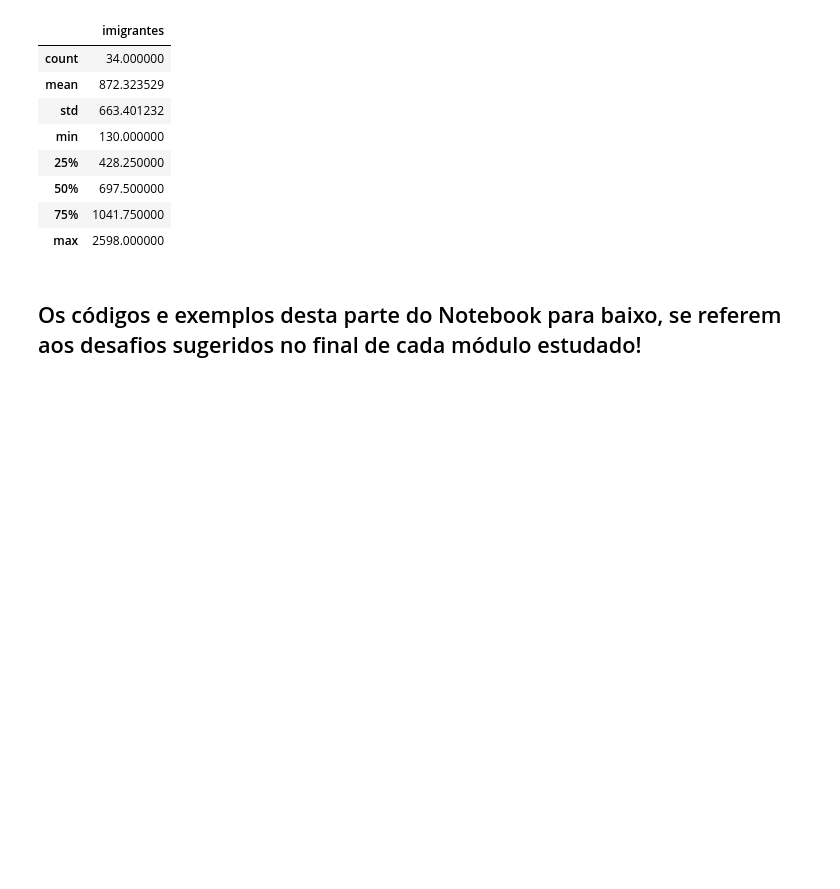
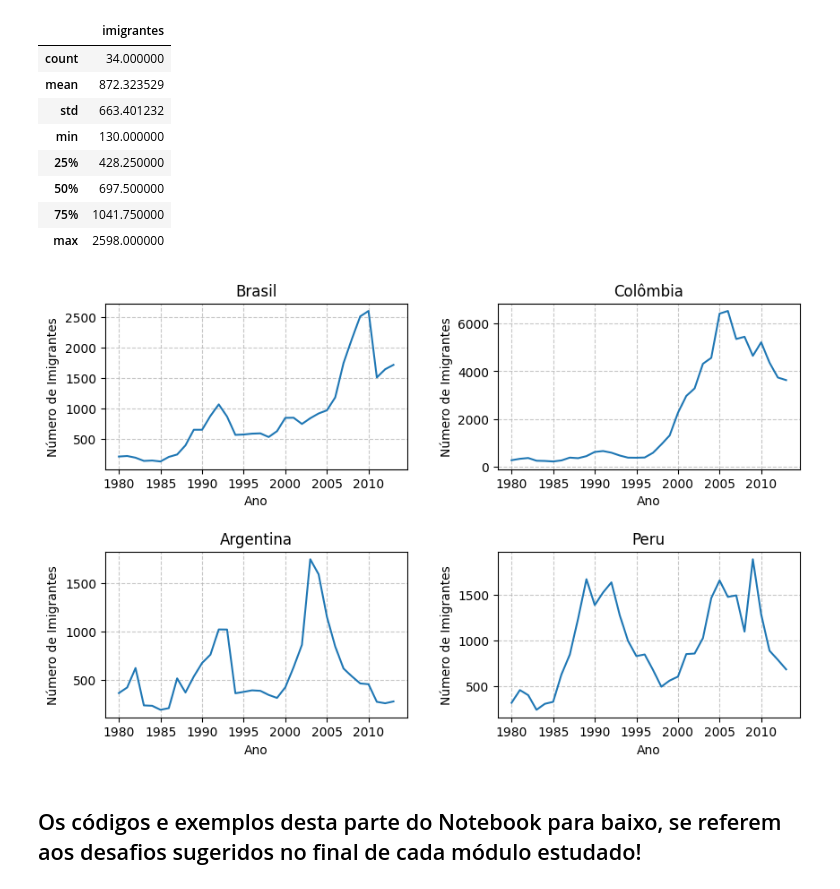
Before and after one commit to moises-rb/DataScienceOne, a Jupyter notebook: Data_Visualization_Criando_Gráficos/Projeto_Data_Visualization.ipynb, the cells around one changed output. Saved outputs shown, nothing was run; the diff lists cells and outputs as text; code cells hidden in the pictures; blank space fills up the shorter version.

```diff
--- a/Data_Visualization_Criando_Gráficos/Projeto_Data_Visualization.ipynb
+++ b/Data_Visualization_Criando_Gráficos/Projeto_Data_Visualization.ipynb
@@ -181,6 +147,31 @@ dados_brasil.describe()
 | 50% | 697.500000 |
 | 75% | 1041.750000 |
 | max | 2598.000000 |
+# %%
+fig, axs = plt.subplots(2, 2, figsize=(10, 6))
+fig.subplots_adjust(hspace=0.5, wspace=0.3)
+
+
+axs[0, 0].plot(dados.loc['Brasil', anos])
+axs[0, 0].set_title('Brasil')
+
+axs[0, 1].plot(dados.loc['Colômbia', anos])
+axs[0, 1].set_title('Colômbia')
+
+axs[1, 0].plot(dados.loc['Argentina', anos])
+axs[1, 0].set_title('Argentina')
+
+axs[1, 1].plot(dados.loc['Peru', anos])
+axs[1, 1].set_title('Peru')
+
+for ax in axs.flat:
+    ax.xaxis.set_major_locator(plt.MultipleLocator(5))
+    ax.set(xlabel='Ano', ylabel='Número de Imigrantes')
+    ax.grid(True, linestyle='--', alpha=0.7)
+
+plt.show()
+# %% [output]
+[figure, added]
 # %% [markdown]
 ## Os códigos e exemplos desta parte do Notebook para baixo, se referem aos desafios sugeridos no final de cada módulo estudado!
 # %%
```
Also changed, not shown: parts of 11 cells of this notebook.
